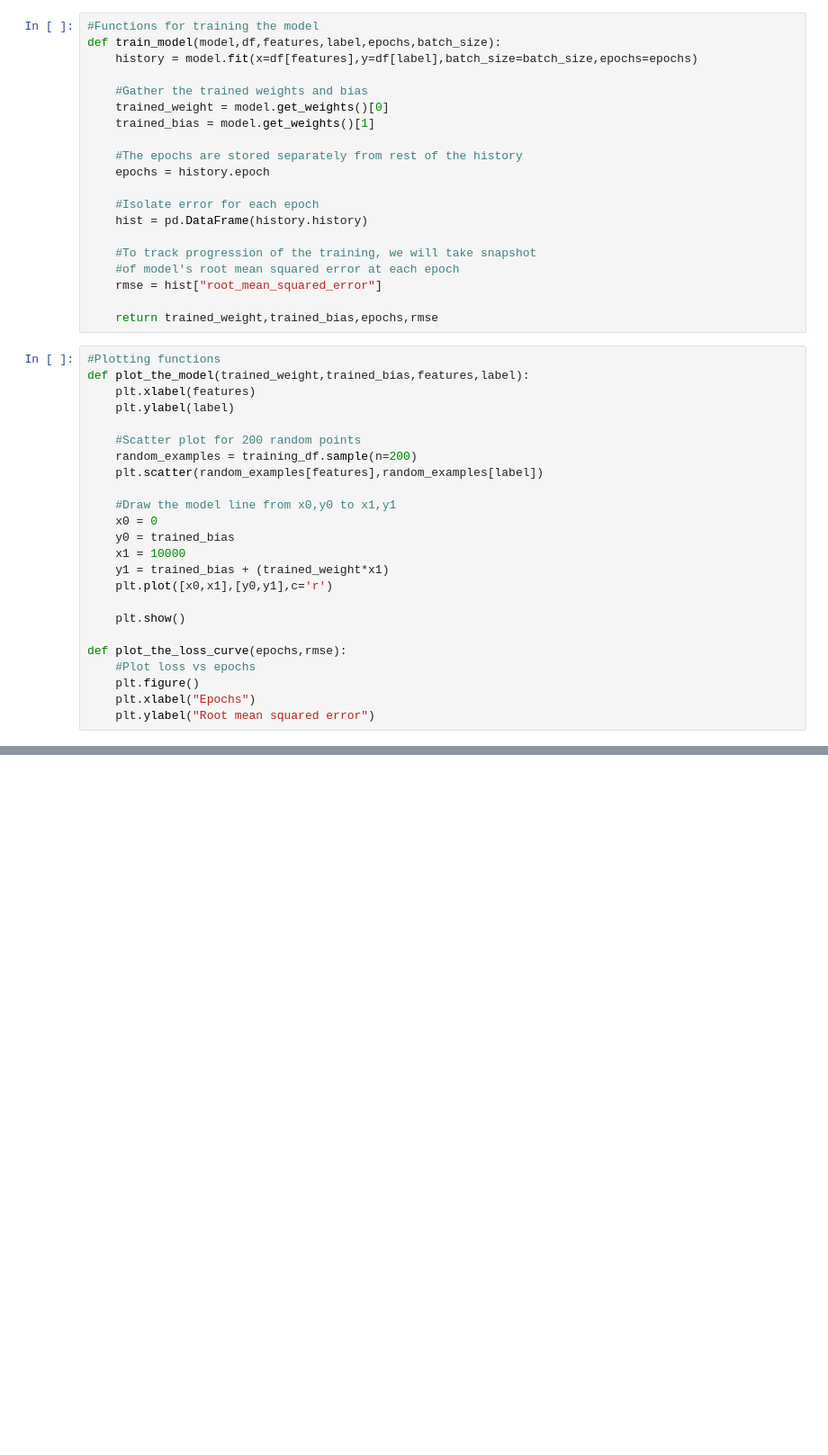
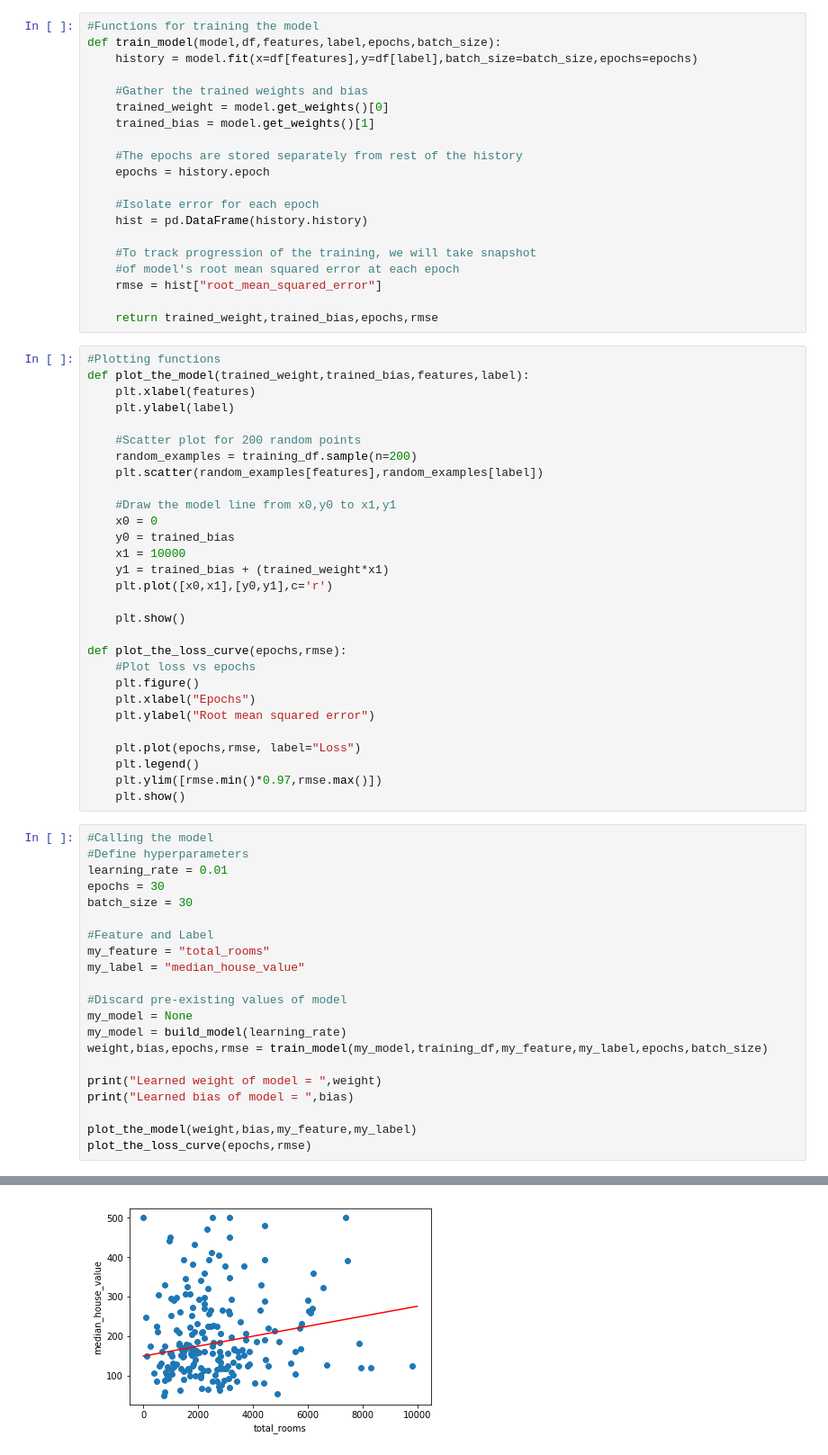
Before and after one commit to big-Bong/Kaggle, a Jupyter notebook: HousingPrices/HousingPrices.ipynb, the cells around one changed output, grey strips where cells are left out. Shown at 90% size. Drawn from its saved outputs; the diff is of its cells as text; blank space fills up the shorter version.

Commit message:
Built model and trained on total rooms feature

```diff
--- a/HousingPrices/HousingPrices.ipynb
+++ b/HousingPrices/HousingPrices.ipynb
@@ -100,3 +100,30 @@ def plot_the_loss_curve(epochs,rmse):
     plt.figure()
     plt.xlabel("Epochs")
     plt.ylabel("Root mean squared error")
+
+    plt.plot(epochs,rmse, label="Loss")
+    plt.legend()
+    plt.ylim([rmse.min()*0.97,rmse.max()])
+    plt.show()
+# %%
+#Calling the model
+#Define hyperparameters
+learning_rate = 0.01
+epochs = 30
+batch_size = 30
+
+#Feature and Label
+my_feature = "total_rooms"
+my_label = "median_house_value"
+
+#Discard pre-existing values of model
+my_model = None
+my_model = build_model(learning_rate)
+weight,bias,epochs,rmse = train_model(my_model,training_df,my_feature,my_label,epochs,batch_size)
+
+print("Learned weight of model = ",weight)
+print("Learned bias of model = ",bias)
+
+plot_the_model(weight,bias,my_feature,my_label)
+plot_the_loss_curve(epochs,rmse)
+# %% [output]
@@ -102,0 +147 @@ def plot_the_loss_curve(epochs,rmse):
+[figure, added]
```
Also changed, not shown: parts of 2 cells of this notebook.
